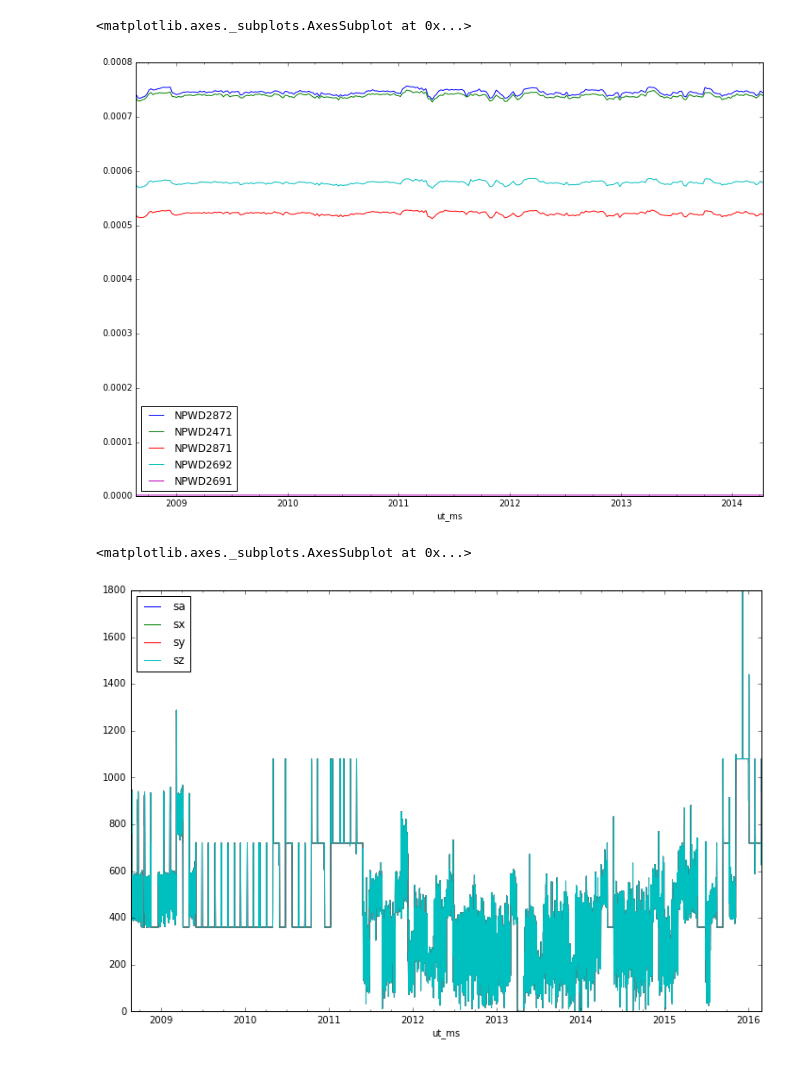
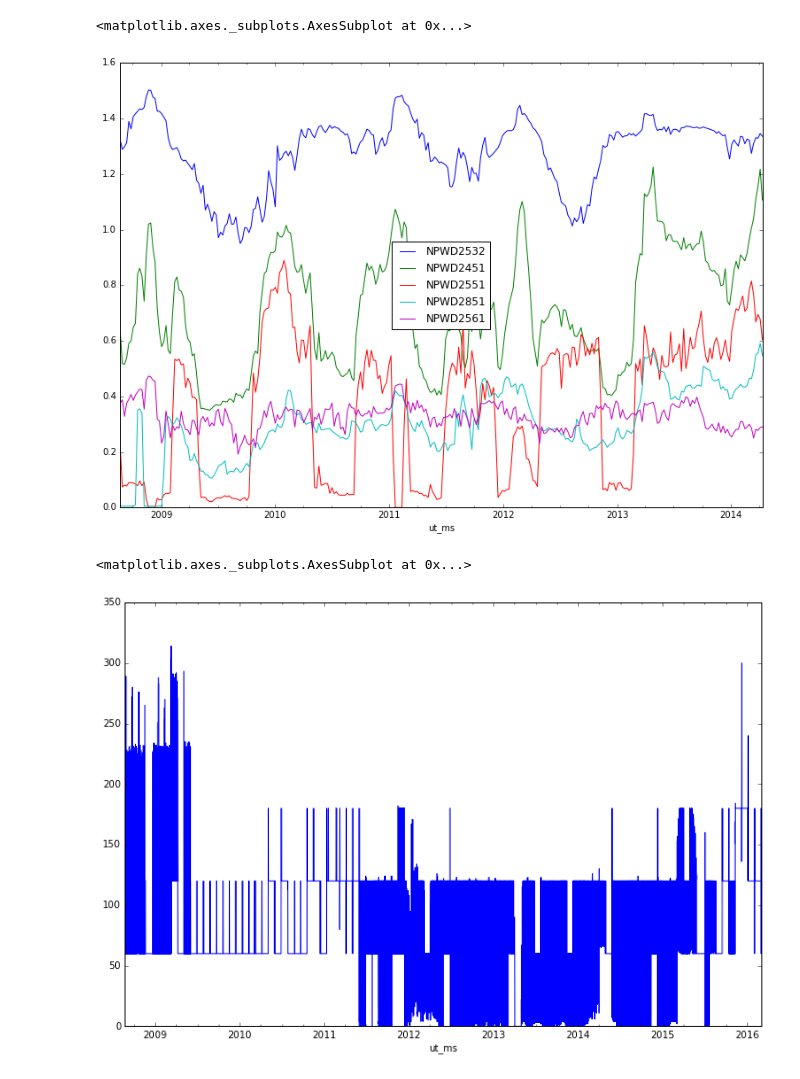
Before and after one commit to ktrnka/mars-express, a Jupyter notebook: experiments.ipynb, the cells around one changed output. Drawn from its saved outputs; the diff is of its cells as text; code cells hidden in the pictures.

Commit message:
Fixed up the event range processing, added features for many more kinds of events, tried combination feature based on pairwise feature experiments

```diff
--- a/experiments.ipynb
+++ b/experiments.ipynb
@@ -3,18 +3,25 @@
 import pandas
 import os
 import collections
+import numpy
 
-path = "data/train_set/"
+from src.train_test import find_files, parse_dates, get_event_ranges, fill_events
 
-def find_files(path, substring):
-    files = os.listdir(path)
-    return sorted(path + f for f in files if substring in f)
+def load_series(files, add_file_number=False, resample_interval=None, date_cols=True):
+    data = [pandas.read_csv(f, parse_dates=date_cols, date_parser=parse_dates, index_col=0) for f in files]
 
-def parse_date(c):
-    return pandas.to_datetime(c.astype(int), unit="ms")
+    if resample_interval:
+        data = [d.resample(resample_interval).mean() for d in data]
 
-def load_files(files, resample_interval=None, date_cols=["ut_ms"]):
-    data = [pandas.read_csv(f,parse_dates=date_cols, date_parser=parse_date, index_col=0) for f in files]
-    if resample_interval:
-        data = [d.resample(resample_interval).mean().interpolate() for d in data]
+    if add_file_number:
+        for i, year_data in enumerate(data):
+            year_data["file_number"] = i
+
     return pandas.concat(data)
+
+def rate_columns(data):
+    """Rate columns by mean and stddev"""
+    return collections.Counter({c: data[c].mean() + data[c].std() for c in data.columns}).most_common()
+
+def get_average_interval(time_indexed_data):
+    return (time_indexed_data.index.max() - time_indexed_data.index.min()) / time_indexed_data.shape[0]
@@ -76,0 +28,9 @@ Name: description, dtype: int64
+# %%
+# load all data for subsequent cells
+path = "data/v2/all_data/"
+power_data = load_series(find_files("data/v2/train_set/", "power"), resample_interval="1H")
+longterm_data = load_series(find_files(path, "ltdata"))
+event_data = load_series(find_files(path, "evtf"))
+dmop_data = load_series(find_files(path, "dmop"))
+saa_data = load_series(find_files(path, "saaf"))
+ftl_data = load_series(find_files(path, "ftl"), date_cols=["utb_ms", "ute_ms"])
@@ -178,6 +107,7 @@ reup = downsampled.reindex(power_data.index, method="pad")
 # %%
 # for individual columns
-power_data[[col for col, _ in col_var[-5:]]].resample("7D").mean().plot(figsize=(13, 9))
+col_scores = rate_columns(power_data)
+power_data[[col for col, _ in col_scores[:5]]].resample("7D").mean().plot(figsize=(13, 9))
 
 # sum totals
 # power_data.sum(axis=1).resample("1D").mean().plot(figsize=(10, 7))
@@ -186,13 +116,10 @@ power_data[[col for col, _ in col_var[-5:]]].resample("7D").mean().plot(figsize=
 # power_data.sum(axis=1).resample("7D").mean().plot()
 # %% [output]
 <matplotlib.axes._subplots.AxesSubplot at 0x...>
-[figure, old version]
+[figure, new version]
 # %%
-saa_data = load_files(find_files("data/all_data/", "saaf"))
-saa_data.describe()
-
-saa_data.resample("6H").count().plot(figsize=(12, 8))
+saa_data.sa.resample("1H").count().plot(figsize=(12, 8))
 # %% [output]
 <matplotlib.axes._subplots.AxesSubplot at 0x...>
-[figure, old version]
+[figure, new version]
 # %%
```
Also changed, not shown: parts of 21 cells of this notebook, 2 other files.
